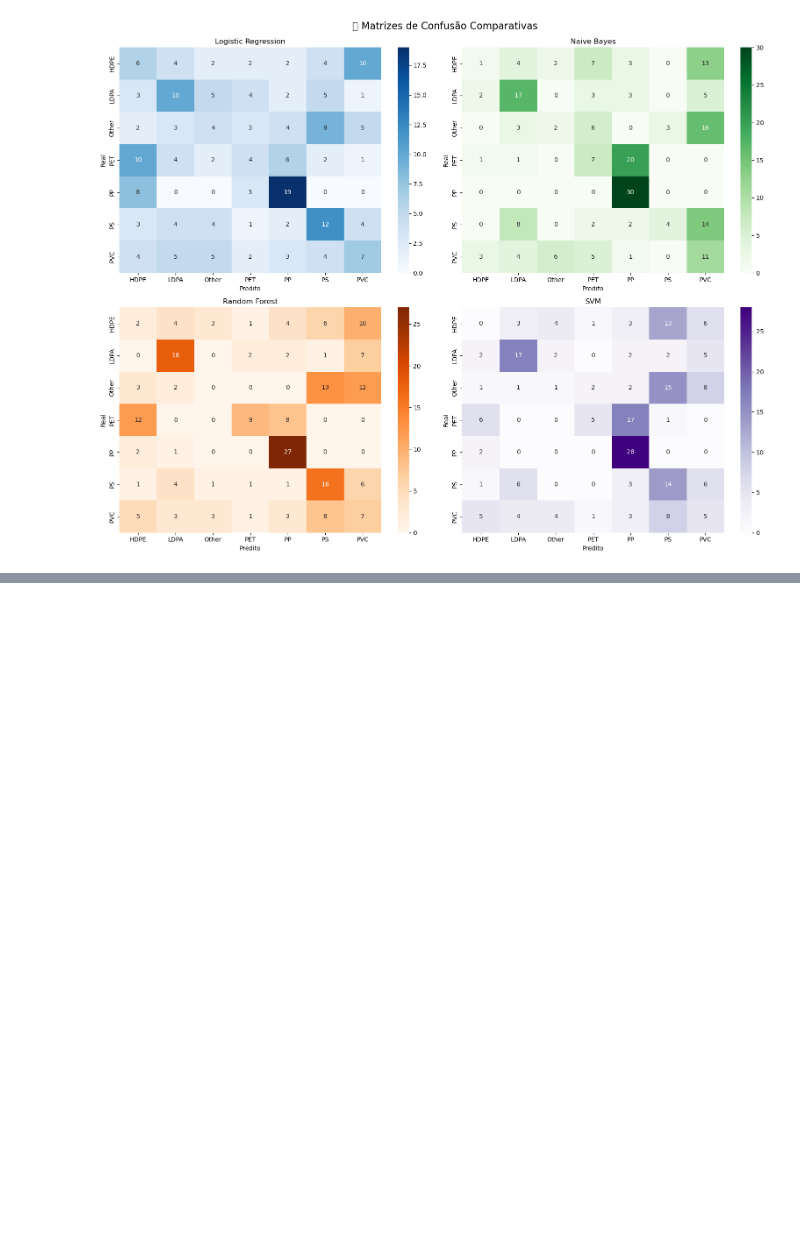
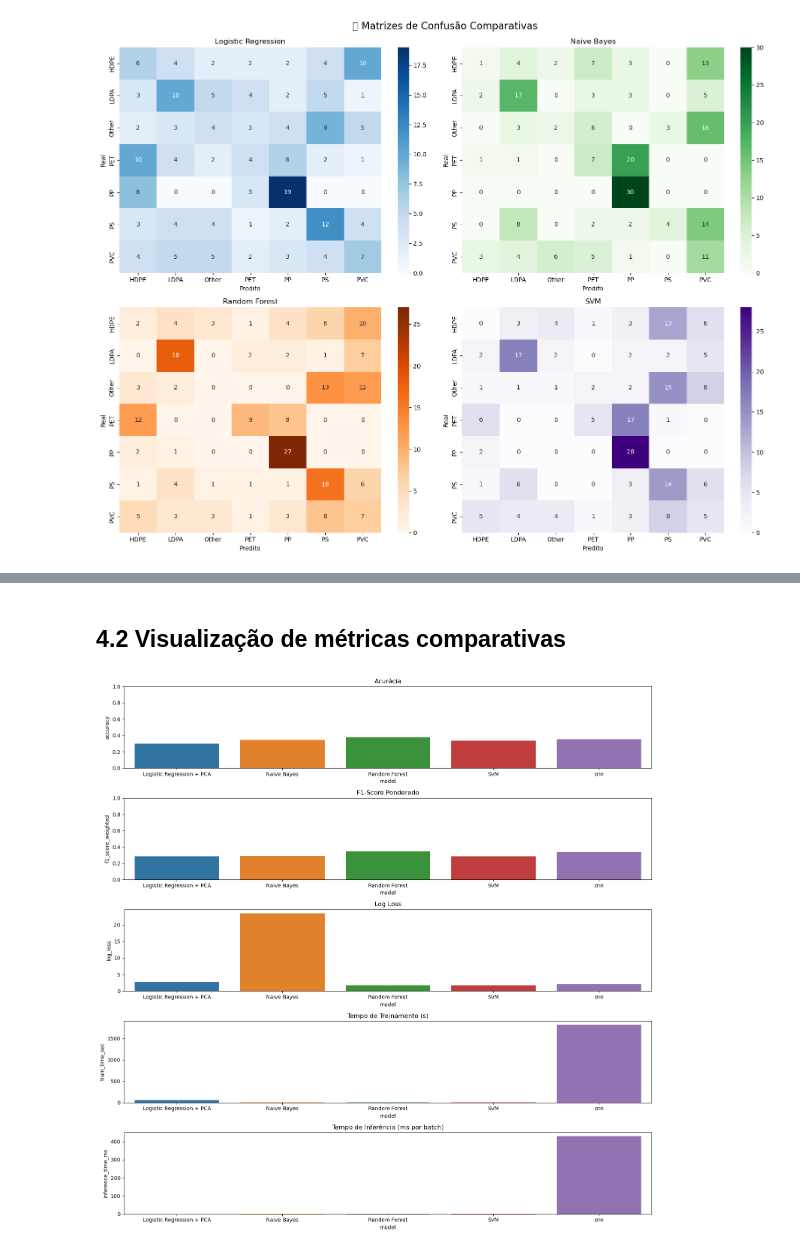
Before and after one commit to Graciliana/classificacao_plastico, a Jupyter notebook: models/model_comparison.ipynb, the cells around one changed output, grey strips where cells are left out. Saved outputs shown, nothing was run; the diff lists cells and outputs as text; code cells hidden in the pictures; blank space fills up the shorter version.

Commit message:
[feat] model cnn and comparison

```diff
--- a/models/model_comparison.ipynb
+++ b/models/model_comparison.ipynb
@@ -436,0 +450,19 @@ plt.show()
+# %%
+with open("models/01_logistic_regression/logistic_regression_metrics.json") as f:
+    metrics_lr = json.load(f)
+
+with open("models/02_naive_bayes/naive_bayes_metrics.json") as f:
+    metrics_nb = json.load(f)
+
+with open("models/03_random_forest/random_forest_metrics.json") as f:
+    metrics_rf = json.load(f)
+
+with open("models/04_svm/svm_metrics.json") as f:
+    metrics_svm = json.load(f)
+
+with open("models/05_cnn/cnn_metrics.json") as f:
+    metrics_cnn = json.load(f)
+# %%
+results = pd.DataFrame([metrics_lr, metrics_nb, metrics_rf, metrics_svm, metrics_cnn])
+results = results.round(4)
+results
@@ -436,0 +476,36 @@ plt.show()
+# %% [markdown]
+## 4.2 Visualização de métricas comparativas
+# %%
+plt.figure(figsize=(15, 15))
+
+# Acurácia
+plt.subplot(5, 1, 1)
+sns.barplot(data=results, x="model", y="accuracy", palette=modelo_cores)
+plt.title("Acurácia")
+plt.ylim(0, 1)
+
+# F1-Score
+plt.subplot(5, 1, 2)
+sns.barplot(data=results, x="model", y="f1_score_weighted", palette=modelo_cores)
+plt.title("F1-Score Ponderado")
+plt.ylim(0, 1)
+
+# Log Loss
+plt.subplot(5, 1, 3)
+sns.barplot(data=results, x="model", y="log_loss", palette=modelo_cores)
+plt.title("Log Loss")
+
+# Tempo de Treinamento
+plt.subplot(5, 1, 4)
+sns.barplot(data=results, x="model", y="train_time_sec", palette=modelo_cores)
+plt.title("Tempo de Treinamento (s)")
+
+# Tempo de Inferência
+plt.subplot(5, 1, 5)
+sns.barplot(data=results, x="model", y="inference_time_ms",palette=modelo_cores)
+plt.title("Tempo de Inferência (ms por batch)")
+
+plt.tight_layout()
+plt.show()
+# %% [output]
+[figure, added]
```
Also changed, not shown: parts of 15 cells of this notebook, 4 other files.
